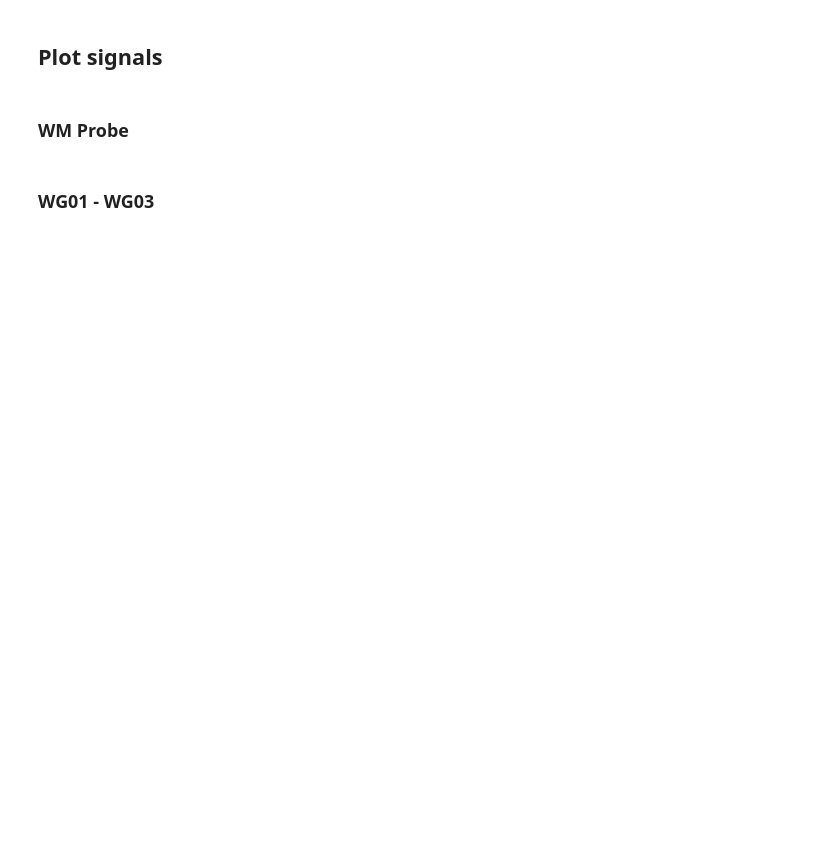
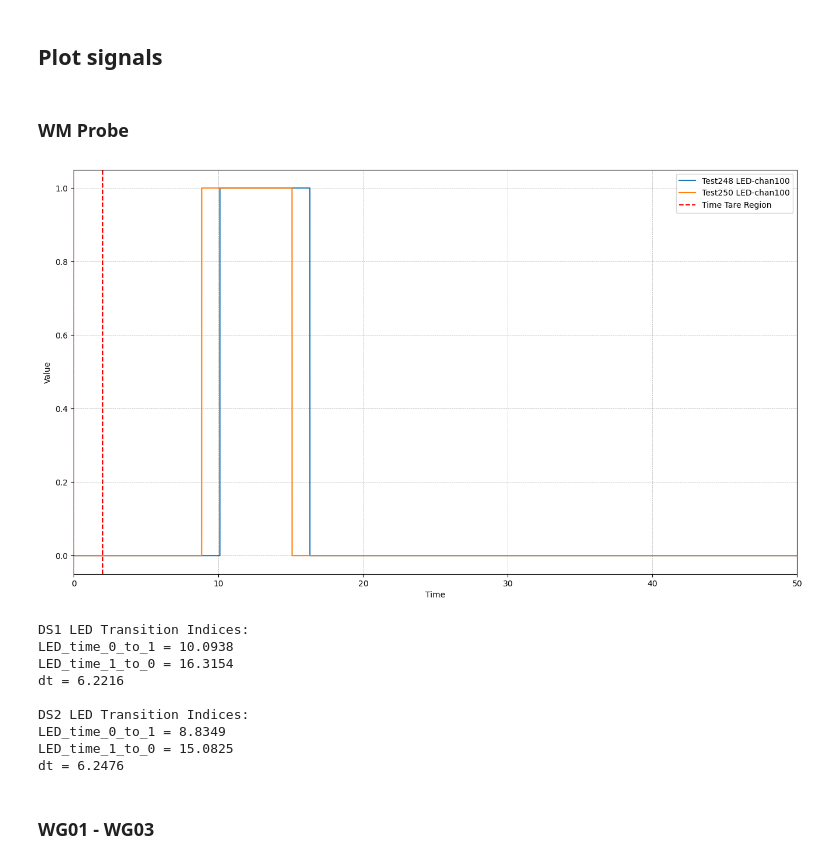
Before and after one commit to CMOE-TUDelft/SkyBoxAnalysis, a Jupyter notebook: python/scripts/plotWP_comp.ipynb, the cells around one changed output. Saved outputs shown, nothing was run; the diff lists cells and outputs as text; code cells hidden in the pictures; blank space fills up the shorter version.

```diff
--- a/python/scripts/plotWP_comp.ipynb
+++ b/python/scripts/plotWP_comp.ipynb
@@ -129,20 +129,55 @@ Shifting ds2 by -6.341799999999999
 # %% [markdown]
 ### WM Probe
 # %%
-# xmin = 0
-# xmax = 50
+xmin = 0
+xmax = 50
 
 
 # fig, ax = plt.subplots(figsize=(16,9))
-# ds1['WM'].plot(linestyle='-', label="DS1 WM")
-# ds2['WM'].plot(linestyle='-', label="DS2 WM")
+# ds1['WM'].plot(linestyle='-', label=f"{testName1} WM")
+# ds2['WM'].plot(linestyle='-', label=f"{testName2} WM")
 # ax.axvline(x=tare_tmin, color='r', linestyle='--')
 # ax.axvline(x=tare_tmax, color='r', linestyle='--', label='Time Tare Region')
 # # plt.yticks(range(0,150,2))
 # ax.set_xlim(xmin, xmax)
 # # plt.ylim(ymin, ymax)
 # set_min_plot_prop(ax)
 # plt.show()
+
+fig, ax = plt.subplots(figsize=(16,9))
+ds1['LED-chan100'].plot(linestyle='-', label=f"{testName1} LED-chan100")
+ds2['LED-chan100'].plot(linestyle='-', label=f"{testName2} LED-chan100")
+ax.axvline(x=tare_tmin, color='r', linestyle='--')
+ax.axvline(x=tare_tmax, color='r', linestyle='--', label='Time Tare Region')
+# plt.yticks(range(0,150,2))
+ax.set_xlim(xmin, xmax)
+# plt.ylim(ymin, ymax)
+set_min_plot_prop(ax)
+plt.show()
+
+skb.postprocess.update_LED_transition_indices(ds1)
+skb.postprocess.update_LED_transition_indices(ds2)
+
+print("DS1 LED Transition Indices:")
+print(f'LED_time_0_to_1 = {ds1.attrs["LED_time_0_to_1"]:.4f}')
+print(f'LED_time_1_to_0 = {ds1.attrs["LED_time_1_to_0"]:.4f}')
+print(f'dt = {ds1.attrs["LED_time_1_to_0"] - ds1.attrs["LED_time_0_to_1"]:.4f}')
+
+print("\nDS2 LED Transition Indices:")
+print(f'LED_time_0_to_1 = {ds2.attrs["LED_time_0_to_1"]:.4f}')
+print(f'LED_time_1_to_0 = {ds2.attrs["LED_time_1_to_0"]:.4f}')
+print(f'dt = {ds2.attrs["LED_time_1_to_0"] - ds2.attrs["LED_time_0_to_1"]:.4f}')
+# %% [output]
+[figure, added]
+DS1 LED Transition Indices:
+LED_time_0_to_1 = 10.0938
+LED_time_1_to_0 = 16.3154
+dt = 6.2216
+
+DS2 LED Transition Indices:
+LED_time_0_to_1 = 8.8349
+LED_time_1_to_0 = 15.0825
+dt = 6.2476
 # %% [markdown]
 ### WG01 - WG03
 # %%
```
Also changed, not shown: parts of 9 cells of this notebook, 12 other files.
